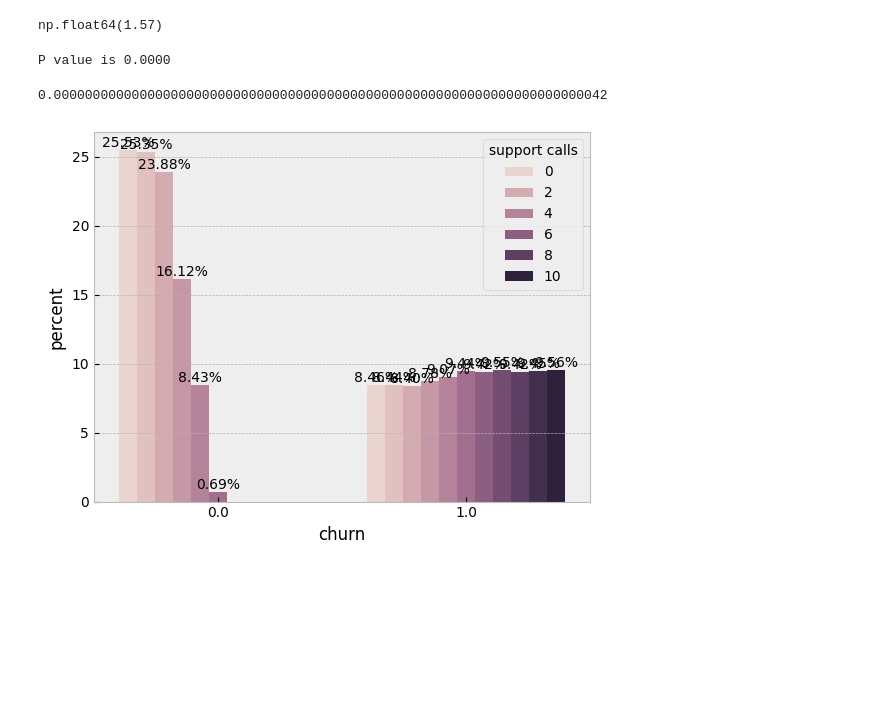
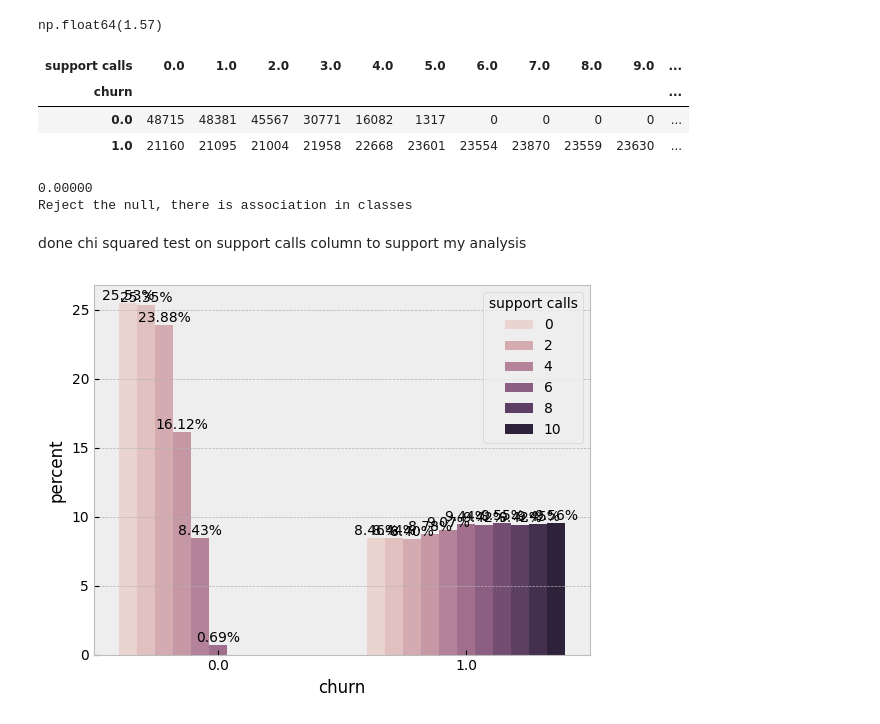
Before and after one commit to IamRaNo/Customer_Churn_Project, a Jupyter notebook: customer_churn_data.ipynb, the cells around one changed output. Saved outputs shown, nothing was run; the diff lists cells and outputs as text; code cells hidden in the pictures; blank space fills up the shorter version.

```diff
--- a/customer_churn_data.ipynb
+++ b/customer_churn_data.ipynb
@@ -397,18 +432,20 @@ np.float64(5.2)
 not_churned_call.mean()
 # %% [output]
 np.float64(1.57)
-# %%
-#Checking the similarity in variance
-tenure_levene_test=levene(churned_call,not_churned_call)
-print(f"P value is {tenure_levene_test.pvalue:.4f}")
-# %% [output]
-P value is 0.0000
-# %%
-from scipy.stats import mannwhitneyu
-stat, p = mannwhitneyu(churned_call, not_churned_call)
-print(f"{p:.71f}")
-# %% [output]
-0.00000000000000000000000000000000000000000000000000000000000000000000042
+# %%
+pd.crosstab(data['churn'],data['support calls'])
+# %% [output]
+| support calls | 0.0 | 1.0 | 2.0 | 3.0 | 4.0 | 5.0 | 6.0 | 7.0 | 8.0 | 9.0 | ... |
+| churn |  |  |  |  |  |  |  |  |  |  | ... |
+| 0.0 | 48715 | 48381 | 45567 | 30771 | 16082 | 1317 | 0 | 0 | 0 | 0 | ... |
+| 1.0 | 21160 | 21095 | 21004 | 21958 | 22668 | 23601 | 23554 | 23870 | 23559 | 23630 | ... |
+# %%
+chi_sqared_test(pd.crosstab(data['churn'],data['support calls']))
+# %% [output]
+0.00000
+Reject the null, there is association in classes
+# %% [markdown]
+done chi squared test on support calls column to support my analysis
 # %%
 values = (data.groupby('churn')['support calls'].value_counts(normalize=True) * 100).round(2).reset_index(name='percent')
 
```
Also changed, not shown: parts of 36 cells of this notebook.
